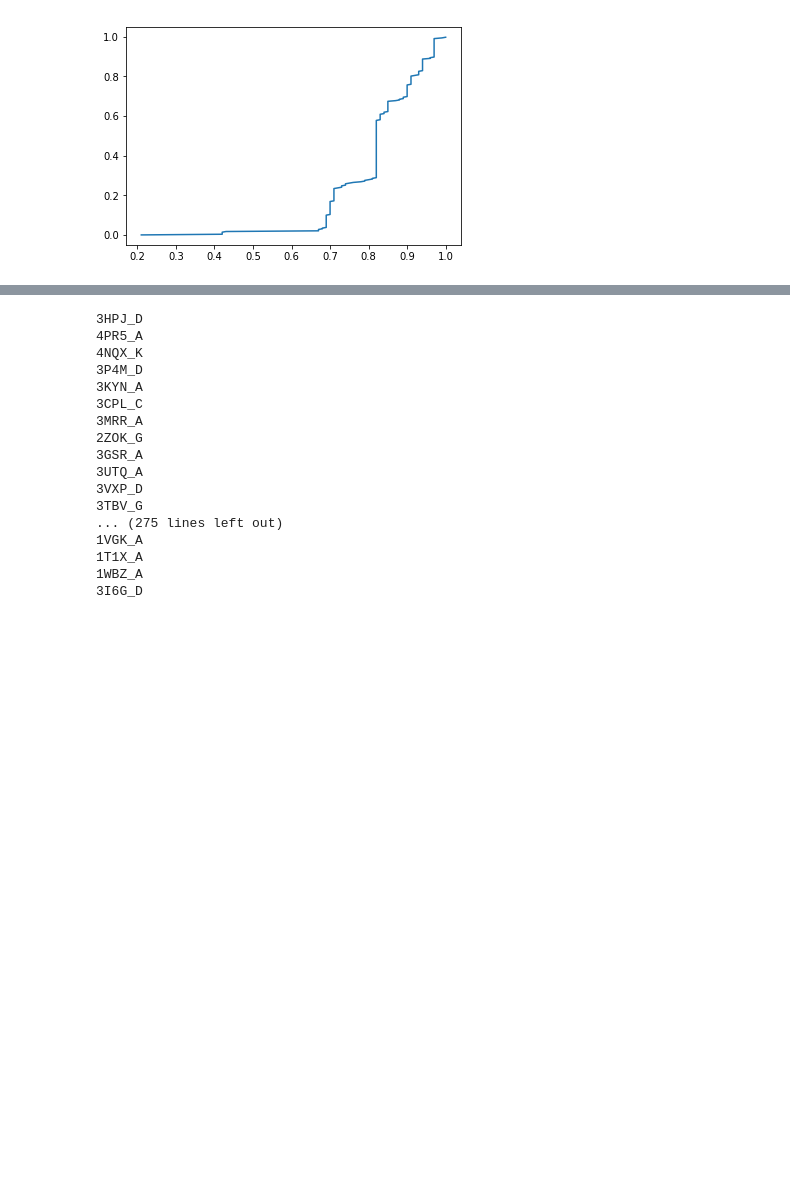
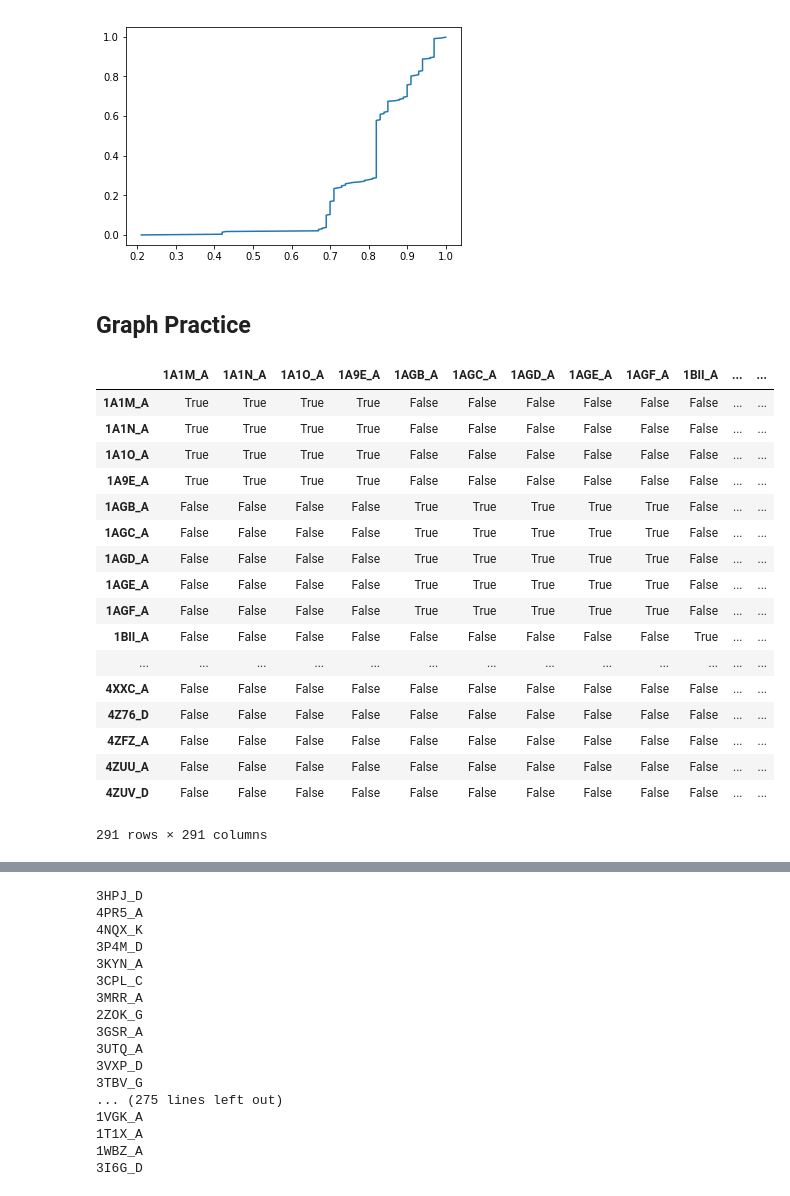
Before and after one commit to vince1589/PixelDB_decorate, a Jupyter notebook: 160718_pixeldb-subclusters_SS.ipynb, the cells around one changed output, grey strips where cells are left out. Saved outputs shown, nothing was run; the diff lists cells and outputs as text; code cells hidden in the pictures; blank space fills up the shorter version.

```diff
--- a/160718_pixeldb-subclusters_SS.ipynb
+++ b/160718_pixeldb-subclusters_SS.ipynb
@@ -93,3 +97,26 @@ plt.plot(vec,(np.arange(0,len(vec))/291))
 # %% [output]
 [<matplotlib.lines.Line2D at 0x...>]
 [figure]
+# %% [markdown]
+## Graph Practice
+# %%
+simil > .95
+# %% [output]
+|  | 1A1M_A | 1A1N_A | 1A1O_A | 1A9E_A | 1AGB_A | 1AGC_A | 1AGD_A | 1AGE_A | 1AGF_A | 1BII_A | ... | ... |
+| 1A1M_A | True | True | True | True | False | False | False | False | False | False | ... | ... |
+| 1A1N_A | True | True | True | True | False | False | False | False | False | False | ... | ... |
+| 1A1O_A | True | True | True | True | False | False | False | False | False | False | ... | ... |
+| 1A9E_A | True | True | True | True | False | False | False | False | False | False | ... | ... |
+| 1AGB_A | False | False | False | False | True | True | True | True | True | False | ... | ... |
+| 1AGC_A | False | False | False | False | True | True | True | True | True | False | ... | ... |
+| 1AGD_A | False | False | False | False | True | True | True | True | True | False | ... | ... |
+| 1AGE_A | False | False | False | False | True | True | True | True | True | False | ... | ... |
+| 1AGF_A | False | False | False | False | True | True | True | True | True | False | ... | ... |
+| 1BII_A | False | False | False | False | False | False | False | False | False | True | ... | ... |
+| ... | ... | ... | ... | ... | ... | ... | ... | ... | ... | ... | ... | ... |
+| 4XXC_A | False | False | False | False | False | False | False | False | False | False | ... | ... |
+| 4Z76_D | False | False | False | False | False | False | False | False | False | False | ... | ... |
+| 4ZFZ_A | False | False | False | False | False | False | False | False | False | False | ... | ... |
+| 4ZUU_A | False | False | False | False | False | False | False | False | False | False | ... | ... |
+| 4ZUV_D | False | False | False | False | False | False | False | False | False | False | ... | ... |
+291 rows × 291 columns
```
Also changed, not shown: parts of 40 cells of this notebook.
